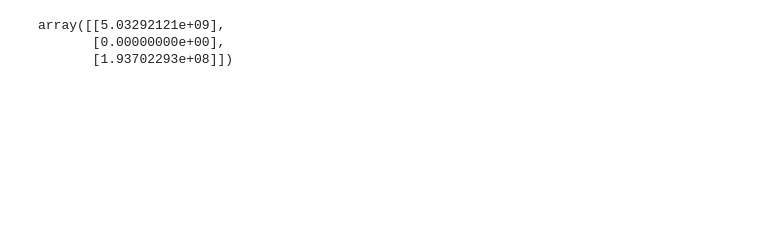
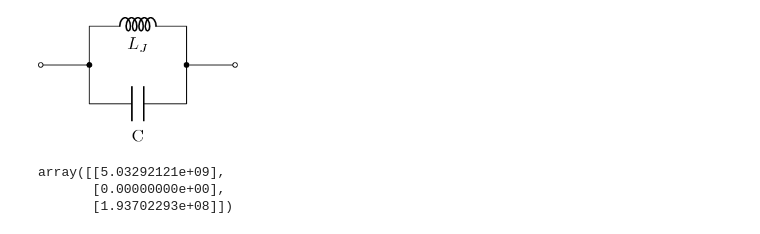
Before and after one commit to qucat/qucat, a Jupyter notebook: Bbox_class_02.ipynb, the cells around one changed output. Saved outputs shown, nothing was run; the diff lists cells and outputs as text; code cells hidden in the pictures; blank space fills up the shorter version.

```diff
--- a/Bbox_class_02.ipynb
+++ b/Bbox_class_02.ipynb
@@ -146,6 +114,8 @@ print ret.shape
 # %%
 b = Bbox(L('L_J') | C('C'))
-# b.draw()
+b.draw()
+# %% [output]
+[figure, added]
 # %%
 b.normalmodes({
     'L_J':10e-9,
```
Also changed, not shown: parts of 7 cells of this notebook.
